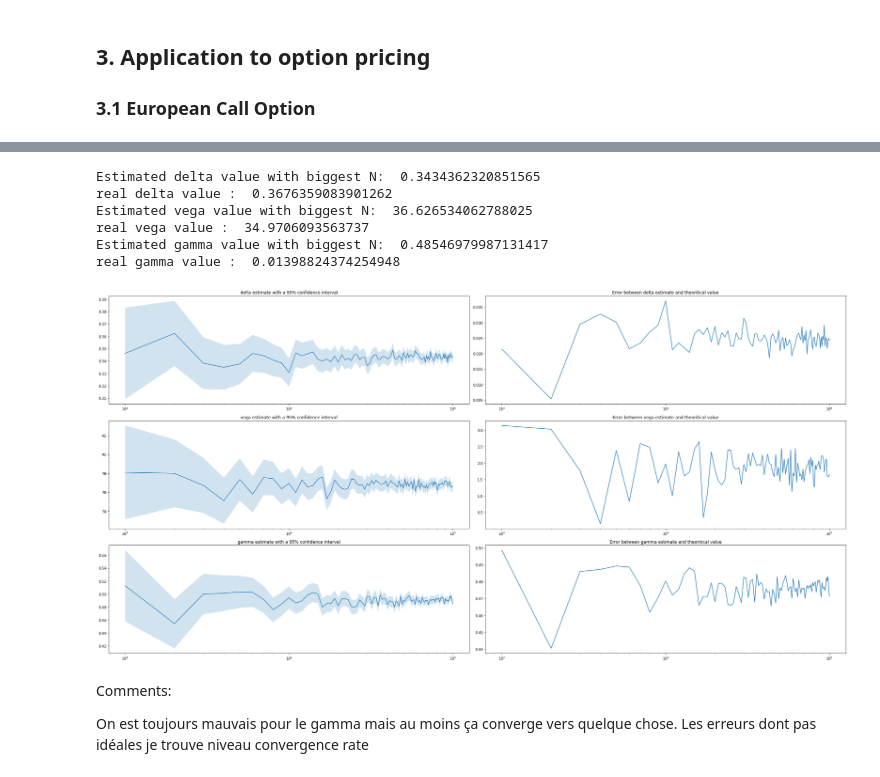
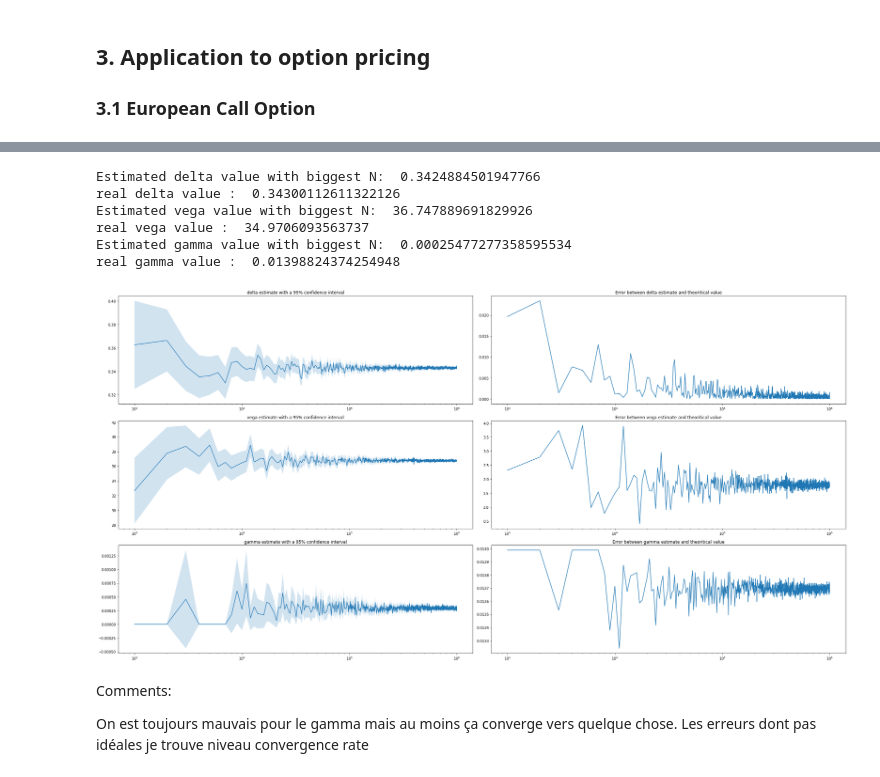
Before and after one commit to chgendreau/Monte-Carlo_Financial-Sensitivities, a Jupyter notebook: Monte Carlo estimation of Sensitivities in Finance.ipynb, the cells around one changed output, grey strips where cells are left out. Drawn from its saved outputs; the diff is of its cells as text; code cells hidden in the pictures.

```diff
--- a/Monte Carlo estimation of Sensitivities in Finance.ipynb
+++ b/Monte Carlo estimation of Sensitivities in Finance.ipynb
@@ -129,7 +129,7 @@ def pathwise_deriv(dfunc,ddfunc, params:list,dSdtheta,derivative:str, n:int) ->
     if derivative in ["delta","vega"]:
         path_deriv = lambda x,params : dfunc(x,params)*dSdtheta(W_T,params)
     else:
-        path_deriv = lambda x,params : ddfunc(x,params)*dSdtheta(W_T,params) + dfunc(x,params)*dSdtheta(W_T,params)**2
+        path_deriv = lambda x,params : ddfunc(x,params)*(dSdtheta(W_T,params))**2 #+ dfunc(x,params)*dSdtheta2(W_T,params)
 
     return CMC_estimator(path_deriv,S_T,params)
 
@@ -175,7 +175,7 @@ K : float = 120
 r : float = 0.05
 sig : float = 0.25
 params : list = [T,S_0,r,sig,K]
-dtheta : float = 1e-5
+dtheta : float = 1e-9
 
 greeks = ["delta","vega","gamma"]
 
@@ -185,13 +185,14 @@ C_payoff = lambda x,p: np.exp(-p[2]*p[0])*np.maximum(x-p[4],np.zeros(len(x)))
 # Derivative function for European Call Option (Order 1 and 2)
 dC_payoff = lambda x,p: np.exp(-p[2]*p[0])*(x>p[4])
 
-ddC_payoff = lambda x,p : np.zeros(len(x))
+ddC_payoff = lambda x,p : np.exp(-p[2]*p[0])*(np.abs(x-p[4])<1e-2) # Change this
 
 # Derivative of S_T wrt parameters
 dS_dS0 = lambda x,p : np.exp((p[2]-0.5*p[3]**2)*p[0]+p[3]*x) # x = W_T
+dS_dS02 = lambda x,p : np.zeros(len(x))
 dS_dsig = lambda x,p: p[1]*np.exp((p[2]-0.5*p[3]**2)*p[0]+p[3]*x)*(x-p[3]*p[0])
 # %%
-n_elem : np.array = np.arange(10**3,10**5+1000,1000)
+n_elem : np.array = np.arange(10**3,10**6+1000,1000)
 
 # Finite difference mcethod
 finite_methods_dict = {}
@@ -201,7 +204,7 @@ for greek in greeks:
 # Results Finite difference method
 
 d1 : float = (np.log(S_0/K)+(r+0.5*sig**2)*T)/(sig*np.sqrt(T))
-real_val : dict = {"delta":st.norm.pdf(d1),"vega":np.exp(-r*T)*S_0*np.sqrt(T)*st.norm.pdf(d1),"gamma":np.exp(-r*T)*st.norm.pdf(d1)/(sig*S_0*np.sqrt(T))}
+real_val : dict = {"delta":st.norm.cdf(d1),"vega":np.exp(-r*T)*S_0*np.sqrt(T)*st.norm.pdf(d1),"gamma":np.exp(-r*T)*st.norm.pdf(d1)/(sig*S_0*np.sqrt(T))}
 print("Estimated delta value with biggest N: ", finite_methods_dict["delta"][-1,0])
 print("real delta value : ",real_val["delta"])
 
@@ -258,38 +255,36 @@ for greek in greeks:
     pathwise_dict[greek] = np.array([pathwise_deriv(dC_payoff,ddC_payoff,params,dSdtheta[greek],greek, n) for idx,n in enumerate(n_elem)])
 # %%
 # Pathwise derivative
-
-d1 : float = (np.log(S_0/K)+(r+0.5*sig**2)*T)/(sig*np.sqrt(T))
 
 print("Estimated delta value with biggest N: ", pathwise_dict["delta"][-1,0])
 print("real delta value : ",real_val["delta"])
 
 print("Estimated vega value with biggest N: ", pathwise_dict["vega"][-1,0])
 print("real vega value : ",real_val["vega"])
 
 print("Estimated gamma value with biggest N: ", pathwise_dict["gamma"][-1,0])
 print("real gamma value : ",real_val["gamma"])
 
 fig, ax = plt.subplots(3,2,figsize=(30,15))
 
 for idx,greek in enumerate(greeks):
     ax[idx,0].plot(n_elem,pathwise_dict[greek][:,0],label=greek)
     ax[idx,0].fill_between(n_elem, pathwise_dict[greek][:,0] - 1.96*pathwise_dict[greek][:,1]/np.sqrt(n_elem),
                                    pathwise_dict[greek][:,0] + 1.96*pathwise_dict[greek][:,1]/np.sqrt(n_elem),alpha=0.2)
     ax[idx,1].plot(n_elem,np.abs(real_val[greek]-pathwise_dict[greek][:,0]))
     ax[idx,0].set_title(f"{greek} estimate with a 95% confidence interval")
     ax[idx,1].set_title(f"Error between {greek} estimate and theoritical value")
     ax[idx,0].set_xscale("log")
     ax[idx,1].set_xscale("log")
 fig.tight_layout()
 # %% [output]
-Estimated delta value with biggest N:  0.3434362320851565
-real delta value :  0.3676359083901262
-Estimated vega value with biggest N:  36.626534062788025
+Estimated delta value with biggest N:  0.3424884501947766
+real delta value :  0.34300112611322126
+Estimated vega value with biggest N:  36.747889691829926
 real vega value :  34.9706093563737
-Estimated gamma value with biggest N:  0.48546979987131417
+Estimated gamma value with biggest N:  0.00025477277358595534
 real gamma value :  0.01398824374254948
-[figure, old version]
+[figure, new version]
 # %% [markdown]
 Comments:
 
```
Also changed, not shown: parts of 5 cells of this notebook.
